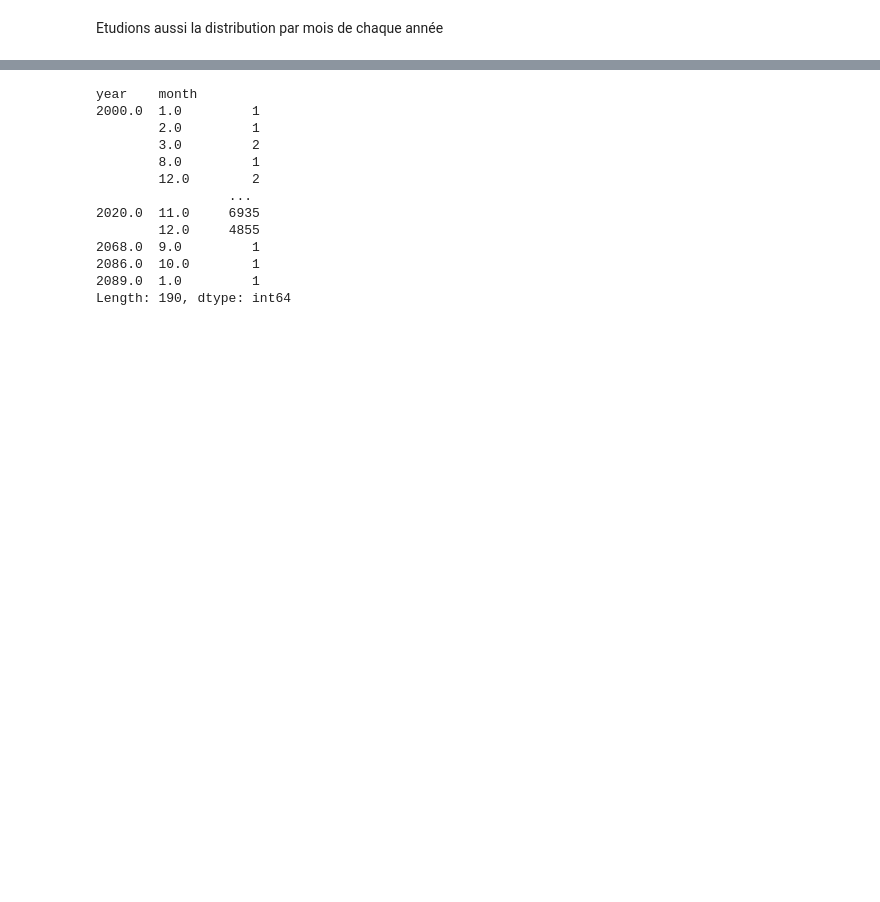
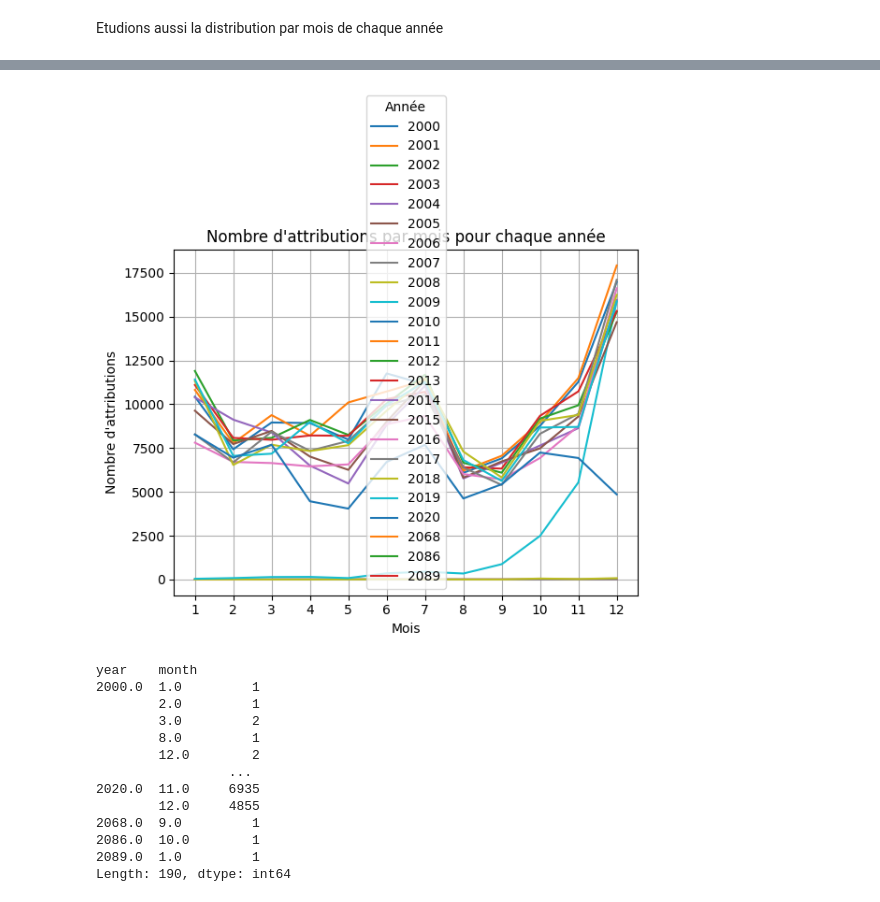
Before and after one commit to MichelMarieLamah13/Projet, a Jupyter notebook: step01.ipynb, the cells around one changed output, grey strips where cells are left out. Saved outputs shown, nothing was run; the diff lists cells and outputs as text; code cells hidden in the pictures; blank space fills up the shorter version.

```diff
--- a/step01.ipynb
+++ b/step01.ipynb
@@ -587,3 +602,27 @@ group_by_year_month = awardDate_ym.groupby(['year', 'month']).size()
+# %%
+def plot_all(group_by_year_month, by='month'):
+    # Réinitialiser l'index pour que 'year' et 'month' deviennent des colonnes
+    group_by_year_month = group_by_year_month.reset_index(name='count')
+
+    # Trier les valeurs (important si elles ne sont pas déjà triées)
+    group_by_year_month.sort_values(by=['year', by], inplace=True)
+
+    # Tracer une courbe pour chaque année
+    for year in group_by_year_month['year'].unique():
+        subset = group_by_year_month[group_by_year_month['year'] == year]
+        plt.plot(subset[by], subset['count'], marker='', label=int(year))
+
+    # Ajouter des légendes et des titres
+    plt.legend(title='Année', )
+    plt.title('Nombre d\'attributions par mois pour chaque année')
+    plt.xlabel('Mois')
+    plt.ylabel('Nombre d\'attributions')
+    plt.xticks(range(1, 13))  # S'assurer que l'axe des x montre tous les mois
+    plt.grid(True)
+# %%
+plot_all(group_by_year_month, 'month')
+# %% [output]
+[figure, added]
 # %%
 group_by_year_month
 # %% [output]
```
Also changed, not shown: parts of 3 cells of this notebook, 2 other files.
